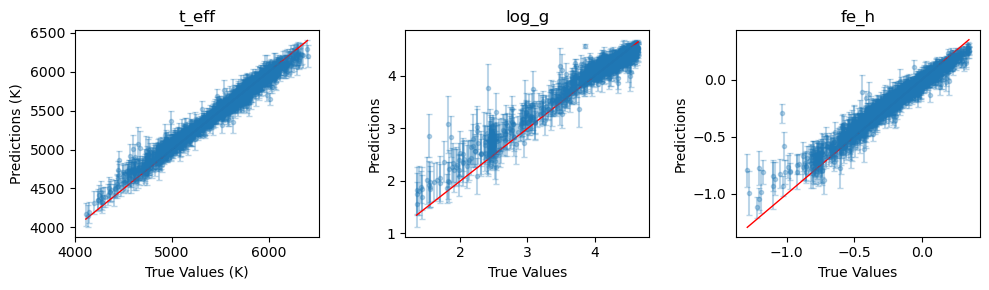
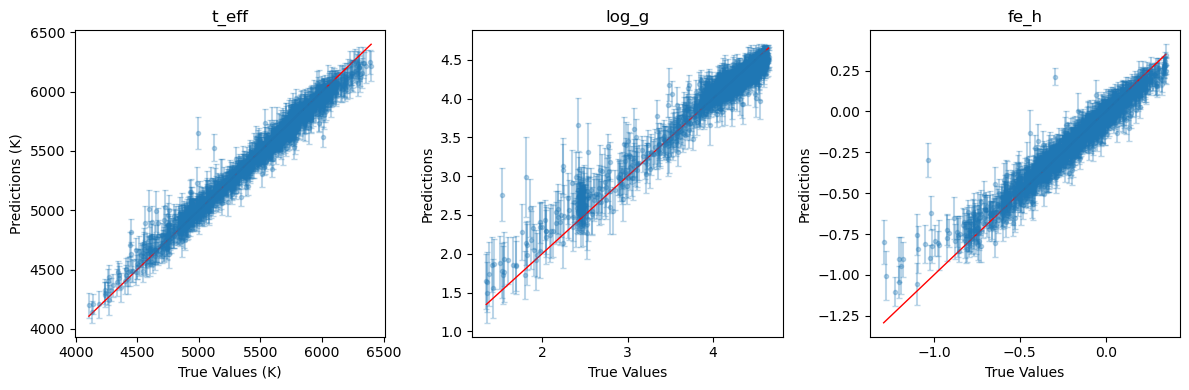
Code edit (unified diff) that turned the first committed figure into the second:
--- before
+++ after
@@ -1,3 +1,3 @@
-plt.figure(figsize=(10, 3))
+plt.figure(figsize=(12, 4))
 for i in range(n_labels):
     plt.subplot(1, n_labels, i+1)

Commit: Update error prediction exercise